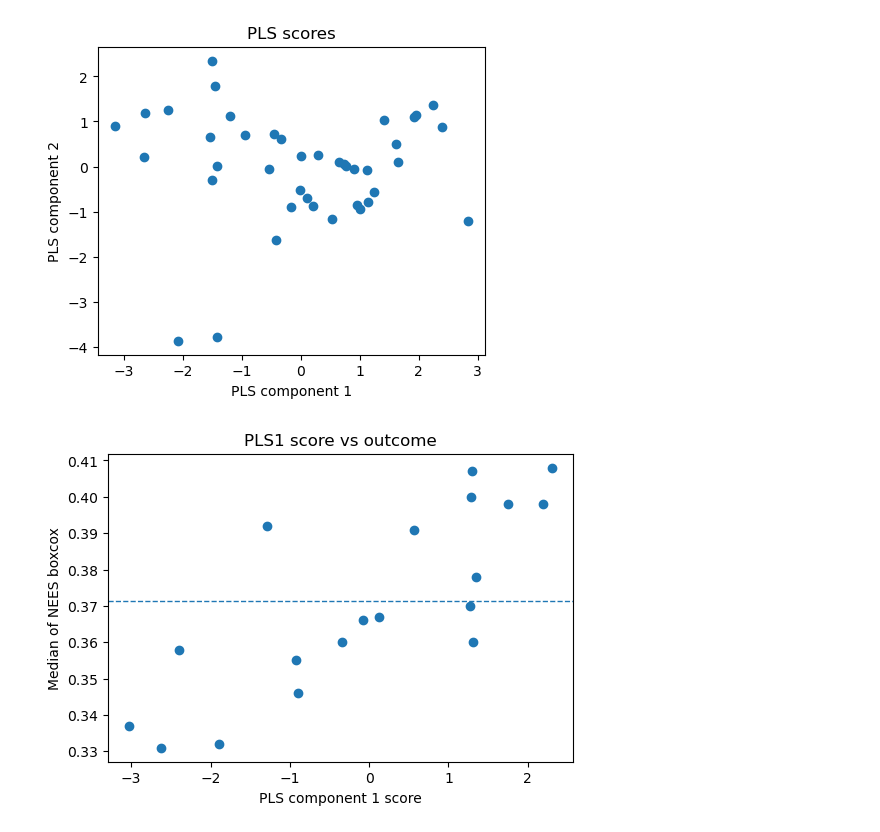
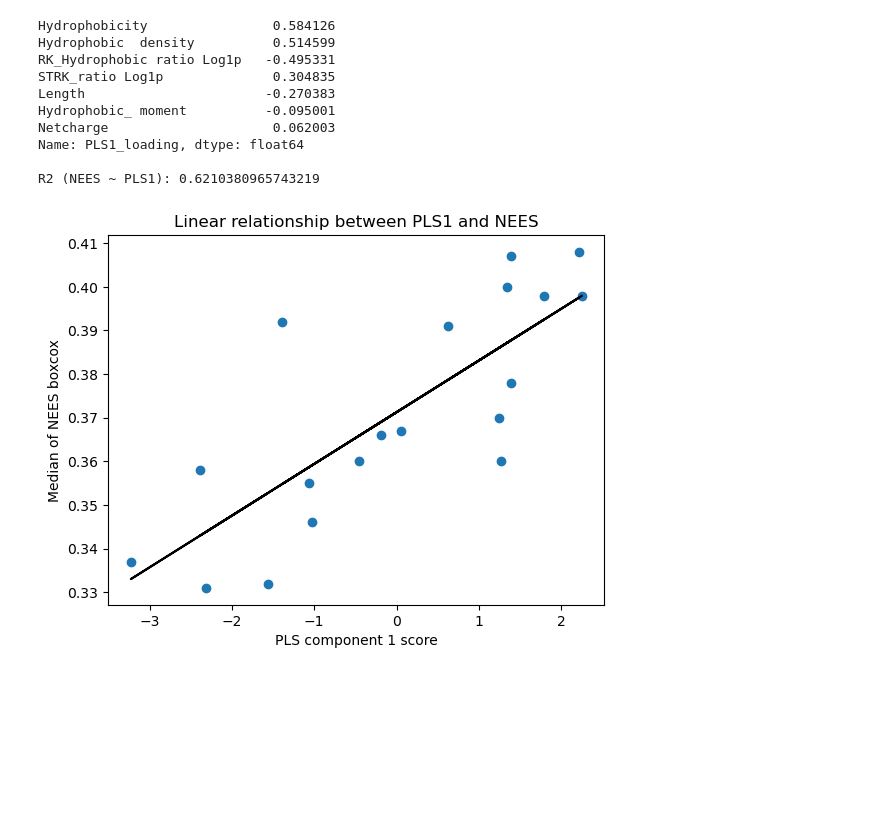
Before and after one commit to shokenlee/AH_AAcomposition, a Jupyter notebook: PLS.ipynb, the cells around one changed output. Cells and saved outputs as stored; diff of their text form; code cells hidden in the pictures; blank space fills up the shorter version.

Commit message:
Redone analysis for selected AHs

```diff
--- a/PLS.ipynb
+++ b/PLS.ipynb
@@ -73,45 +1,65 @@ Length                -0.121424 -0.099462
-# %%
-import matplotlib.pyplot as plt
-
-plt.figure(figsize=(5,4))
-plt.scatter(scores["PLS1_score"], scores["PLS2_score"])
-plt.xlabel("PLS component 1")
-plt.ylabel("PLS component 2")
-plt.title("PLS scores")
-plt.show()
-# %% [output]
-[figure, removed]
 # %%
 import pandas as pd
-import numpy as np
 import matplotlib.pyplot as plt
-
+from sklearn.linear_model import LinearRegression
+from sklearn.metrics import r2_score
 from sklearn.cross_decomposition import PLSRegression
 from sklearn.preprocessing import StandardScaler
 
-# Load
-df = pd.read_csv("Book2.csv")
+# Load data
+df = pd.read_csv("./SourceData/AH_selected.csv")
 df.columns = [c.replace("\n", " ").strip() for c in df.columns]
 
-y = df["Median of NEES boxcox"].values.reshape(-1, 1)
+y = df["Median of NEES boxcox"].values
 X = df.drop(columns=["Median of NEES boxcox"])
 
-# Standardize X (recommended for PLS)
+# Standardize X
 Xs = StandardScaler().fit_transform(X)
 
-# Fit 1-component PLS on the full dataset (for visualization)
+# Fit 1-component PLS
 pls1 = PLSRegression(n_components=1)
 pls1.fit(Xs, y)
 
-# PLS1 scores (latent variable values for each sample)
-t1 = pls1.x_scores_[:, 0]
+# Extract PLS1 scores
+t1 = pls1.x_scores_[:, 0].reshape(-1, 1)
+df_output = pd.DataFrame({"PLS1_score": t1.ravel(), "Median of NEES boxcox": y.ravel()})
+df_output.to_csv("./Output/pls1_scores.csv", index=False)
 
-plt.figure(figsize=(6, 4))
-plt.scatter(t1, y.ravel())
+# Extract X loadings for component 1
+loadings = pd.Series(
+    pls1.x_loadings_[:, 0],
+    index=X.columns,
+    name="PLS1_loading"
+)
+
+# Sort by absolute magnitude
+loadings_sorted = loadings.reindex(loadings.abs().sort_values(ascending=False).index)# Save loadings to CSV
+loadings_sorted.to_csv("./Output/pls1_loadings_selected.csv", header=True)
+print(loadings_sorted)
+
+
+# Linear regression: NEES ~ PLS1
+lm = LinearRegression().fit(t1, y)
+yhat = lm.predict(t1)
+r2_pls1 = r2_score(y, yhat)
+print("\nR2 (NEES ~ PLS1):", r2_pls1)
+
+# Plot
+plt.scatter(t1, y)
+plt.plot(t1, yhat, color="black")
 plt.xlabel("PLS component 1 score")
 plt.ylabel("Median of NEES boxcox")
-plt.title("PLS1 score vs outcome")
-plt.axhline(np.mean(y), linestyle="--", linewidth=1)
+plt.title("Linear relationship between PLS1 and NEES")
 plt.show()
 # %% [output]
+Hydrophobicity                0.584126
+Hydrophobic  density          0.514599
+RK_Hydrophobic ratio Log1p   -0.495331
+STRK_ratio Log1p              0.304835
+Length                       -0.270383
+Hydrophobic_ moment          -0.095001
+Netcharge                     0.062003
+Name: PLS1_loading, dtype: float64
+
+R2 (NEES ~ PLS1): 0.6210380965743219
-[figure, old version]
+[figure, new version]
```
Also changed, not shown: parts of 6 cells of this notebook, 3 other files.
